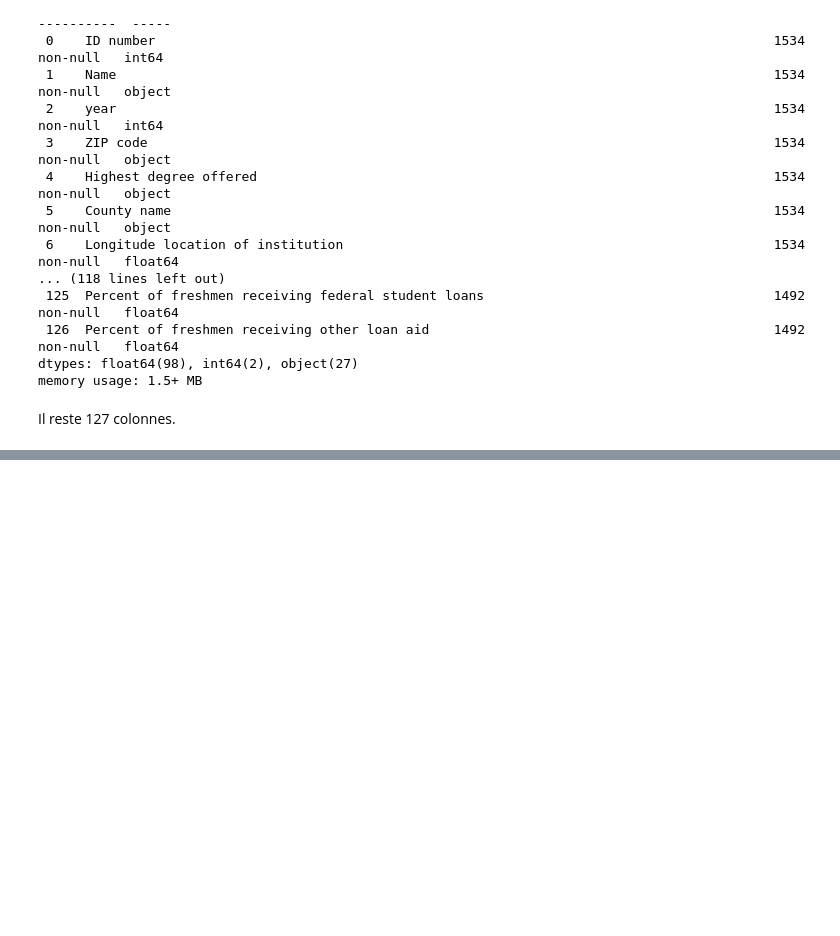
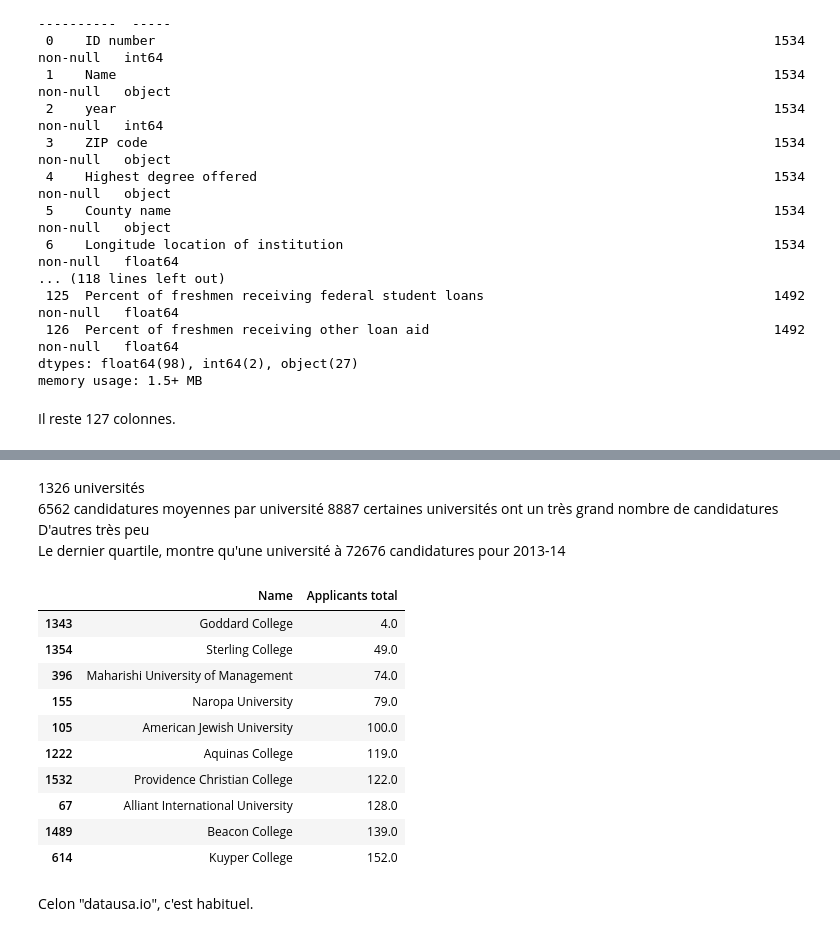
Before and after one commit to MiKL5/Python, a Jupyter notebook: Anaconda/usUniversities/cleaning/usUniversities.ipynb, the cells around one changed output, grey strips where cells are left out. Saved outputs shown, nothing was run; the diff lists cells and outputs as text; code cells hidden in the pictures; blank space fills up the shorter version.

```diff
--- a/Anaconda/usUniversities/cleaning/usUniversities.ipynb
+++ b/Anaconda/usUniversities/cleaning/usUniversities.ipynb
@@ -197,0 +281,23 @@ Il reste 127 colonnes.
+# %% [markdown]
+1326 universités
+6562 candidatures moyennes par université
+8887 certaines universités ont un très grand nombre de candidatures
+D'autres très peu
+Le dernier quartile, montre qu'une université à 72676 candidatures pour 2013-14
+# %%
+# Quelle école n'a que 4 candidature ?
+preference[['Name', 'Applicants total']].sort_values('Applicants total').head(10)
+# %% [output]
+|  | Name | Applicants total |
+| 1343 | Goddard College | 4.0 |
+| 1354 | Sterling College | 49.0 |
+| 396 | Maharishi University of Management | 74.0 |
+| 155 | Naropa University | 79.0 |
+| 105 | American Jewish University | 100.0 |
+| 1222 | Aquinas College | 119.0 |
+| 1532 | Providence Christian College | 122.0 |
+| 67 | Alliant International University | 128.0 |
+| 1489 | Beacon College | 139.0 |
+| 614 | Kuyper College | 152.0 |
+# %% [markdown]
+Celon "datausa.io", c'est habituel.
```
Also changed, not shown: parts of 7 cells of this notebook.
